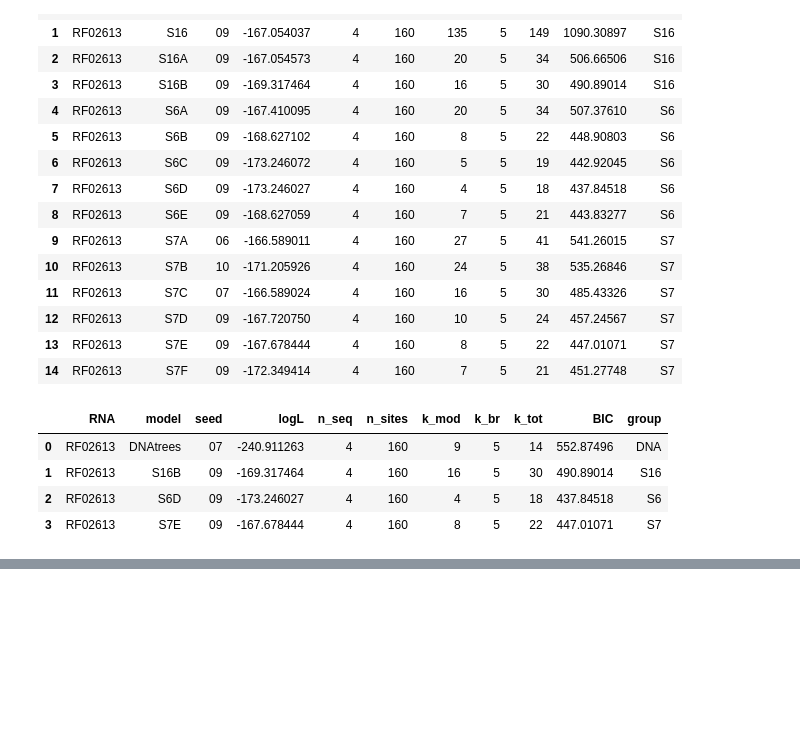
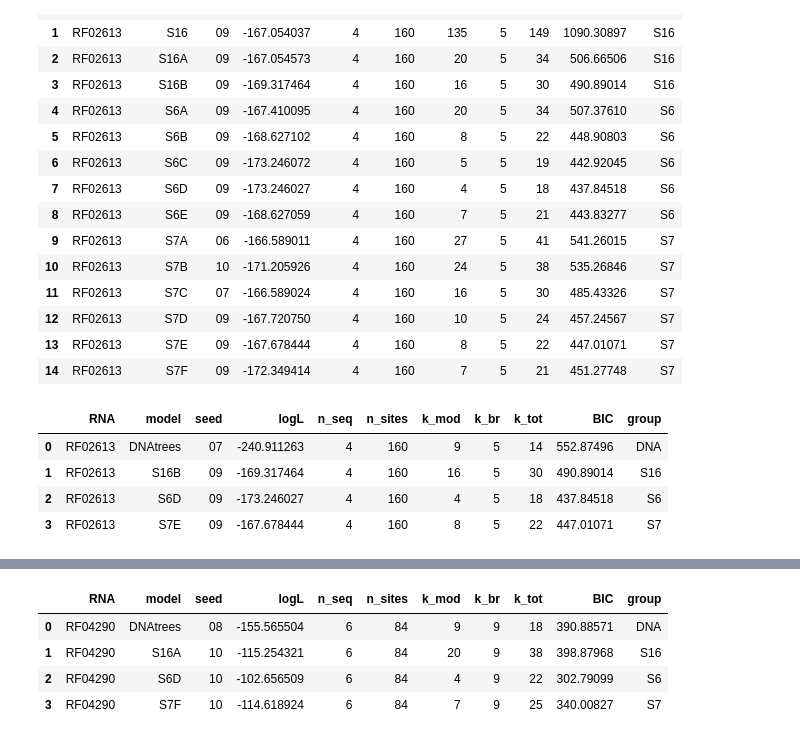
Before and after one commit to vannguyenh/RNAPhylo, a Jupyter notebook: scripts/analysis_scripts/TreeComparison_BIC_LH.ipynb, the cells around one changed output, grey strips where cells are left out. Drawn from its saved outputs; the diff is of its cells as text; code cells hidden in the pictures; blank space fills up the shorter version.

```diff
--- a/scripts/analysis_scripts/TreeComparison_BIC_LH.ipynb
+++ b/scripts/analysis_scripts/TreeComparison_BIC_LH.ipynb
@@ -334,0 +365,12 @@ best_overall
+# %%
+# within each family with the same statespace, pick the one with lowest BIC
+idx_bic = best_by_ll.groupby('group')['BIC'].idxmin()
+best_overall = best_by_ll.loc[idx_bic].reset_index(drop=True)
+
+best_overall
+# %% [output]
+|  | RNA | model | seed | logL | n_seq | n_sites | k_mod | k_br | k_tot | BIC | group |
+| 0 | RF04290 | DNAtrees | 08 | -155.565504 | 6 | 84 | 9 | 9 | 18 | 390.88571 | DNA |
+| 1 | RF04290 | S16A | 10 | -115.254321 | 6 | 84 | 20 | 9 | 38 | 398.87968 | S16 |
+| 2 | RF04290 | S6D | 10 | -102.656509 | 6 | 84 | 4 | 9 | 22 | 302.79099 | S6 |
+| 3 | RF04290 | S7F | 10 | -114.618924 | 6 | 84 | 7 | 9 | 25 | 340.00827 | S7 |
```
Also changed, not shown: parts of 2 cells of this notebook.
